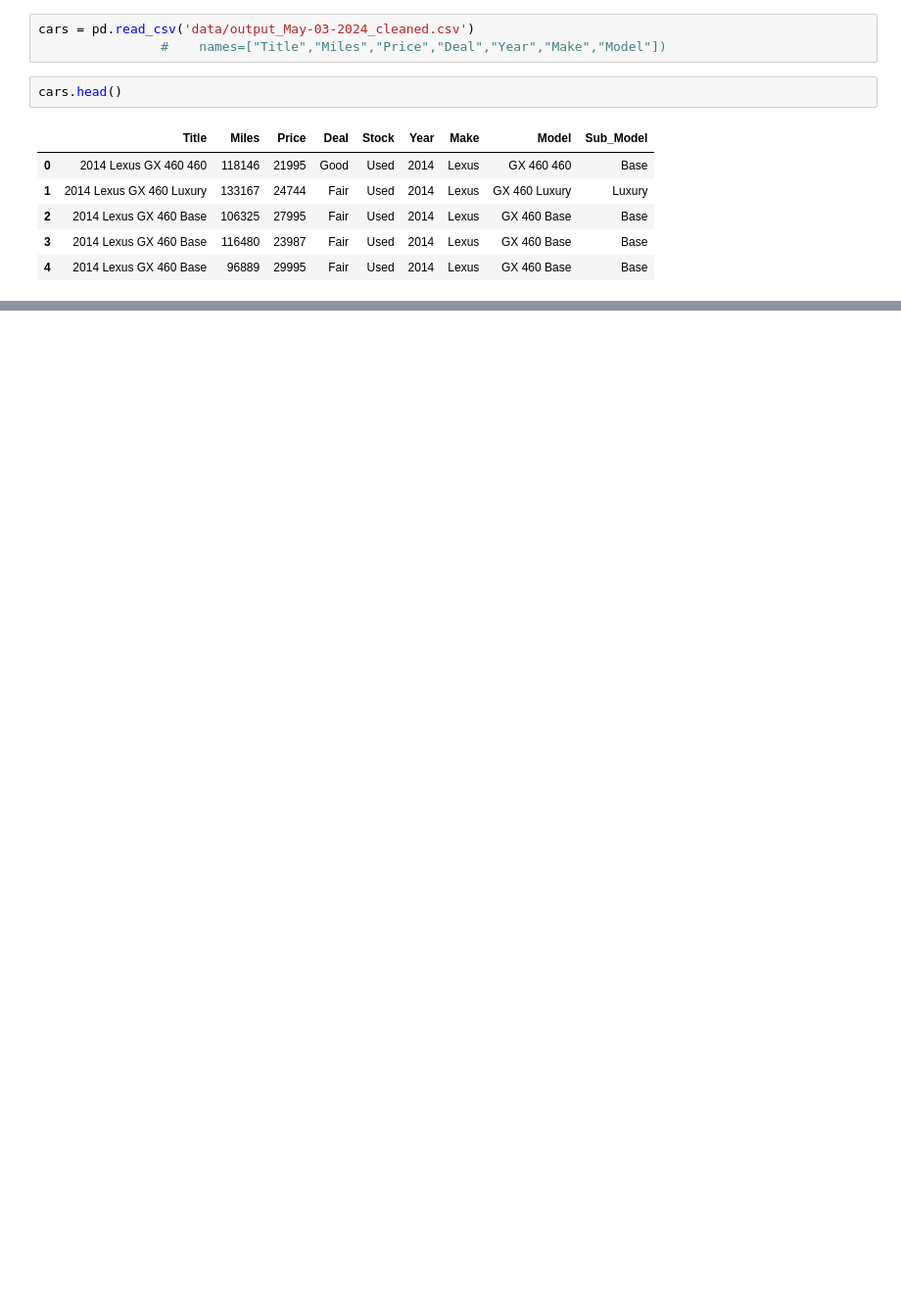
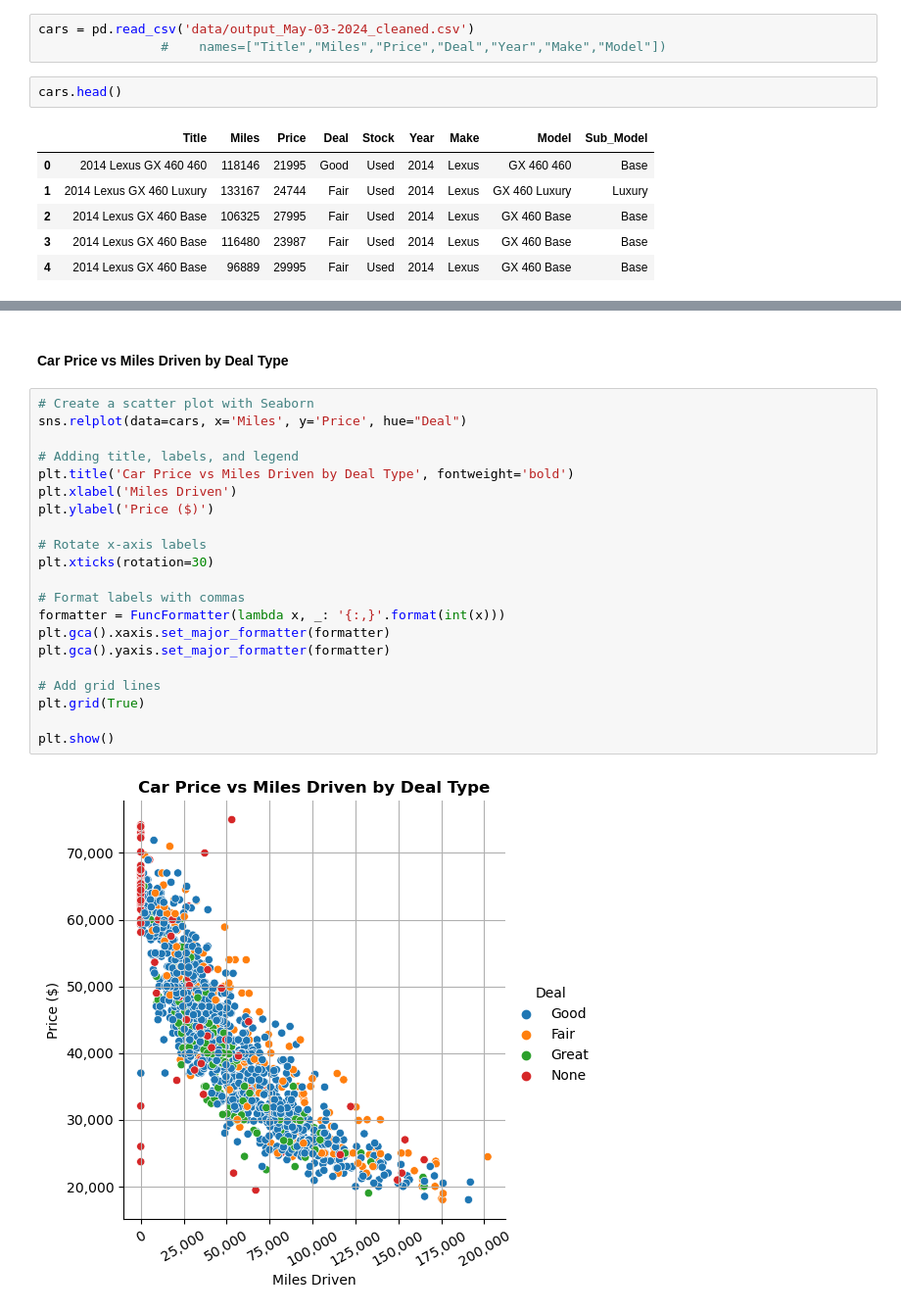
Before and after one commit to SantiagoEnriqueGA/used_car_price_visualization, a Jupyter notebook: carsDotCom/carsVis.ipynb, the cells around one changed output, grey strips where cells are left out. Shown at 98% size. Saved outputs shown, nothing was run; the diff lists cells and outputs as text; blank space fills up the shorter version.

```diff
--- a/carsDotCom/carsVis.ipynb
+++ b/carsDotCom/carsVis.ipynb
@@ -53,0 +61,25 @@ slope: [-0.28373732]
+# %% [markdown]
+#### Car Price vs Miles Driven by Deal Type
+# %%
+# Create a scatter plot with Seaborn
+sns.relplot(data=cars, x='Miles', y='Price', hue="Deal")
+
+# Adding title, labels, and legend
+plt.title('Car Price vs Miles Driven by Deal Type', fontweight='bold')
+plt.xlabel('Miles Driven')
+plt.ylabel('Price ($)')
+
+# Rotate x-axis labels
+plt.xticks(rotation=30)
+
+# Format labels with commas
+formatter = FuncFormatter(lambda x, _: '{:,}'.format(int(x)))
+plt.gca().xaxis.set_major_formatter(formatter)
+plt.gca().yaxis.set_major_formatter(formatter)
+
+# Add grid lines
+plt.grid(True)
+
+plt.show()
+# %% [output]
+[figure, added]
```
Also changed, not shown: parts of 16 cells of this notebook.
